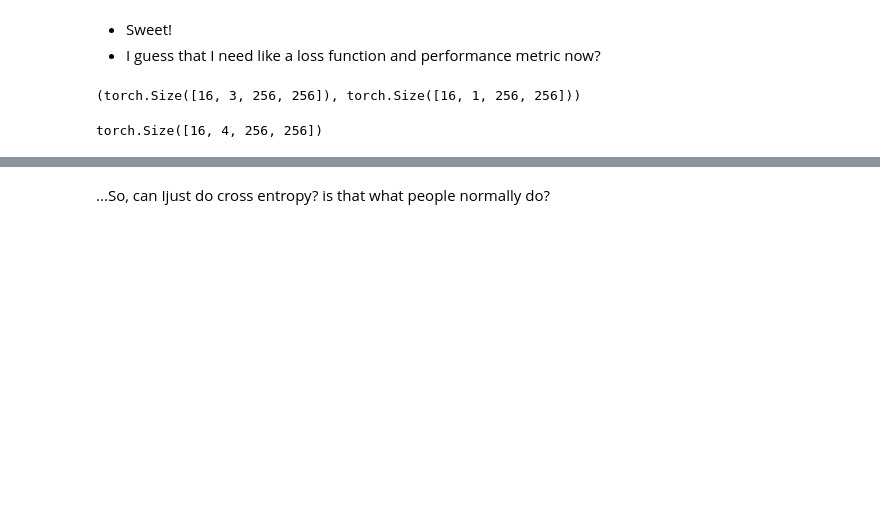
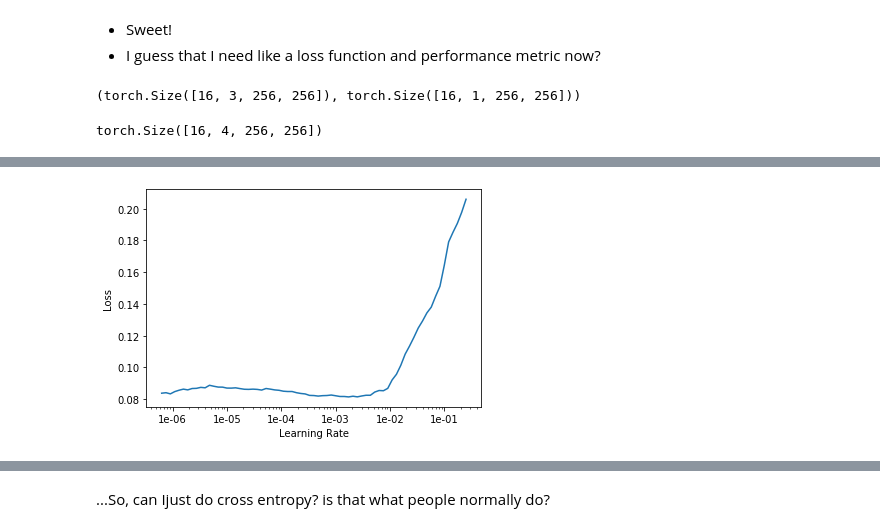
Before and after one commit to unccv/deep_learning_for_computer_vision, a Jupyter notebook: dev/BBC Experiment [Part 4 - Basic Segmentation Bro].ipynb, the cells around one changed output, grey strips where cells are left out. Drawn from its saved outputs; the diff is of its cells as text; code cells hidden in the pictures; blank space fills up the shorter version.

```diff
--- a/dev/BBC Experiment [Part 4 - Basic Segmentation Bro].ipynb
+++ b/dev/BBC Experiment [Part 4 - Basic Segmentation Bro].ipynb
@@ -192,0 +240,4 @@ torch.Size([16, 4, 256, 256])
+# %%
+lr=1e-2
+# %%
+learn.fit_one_cycle(4, slice(lr/10, lr))
@@ -192,0 +257,4 @@ torch.Size([16, 4, 256, 256])
+# %%
+learn.recorder.plot()
+# %% [output]
+[figure, added]
```
Also changed, not shown: parts of 53 cells of this notebook.
